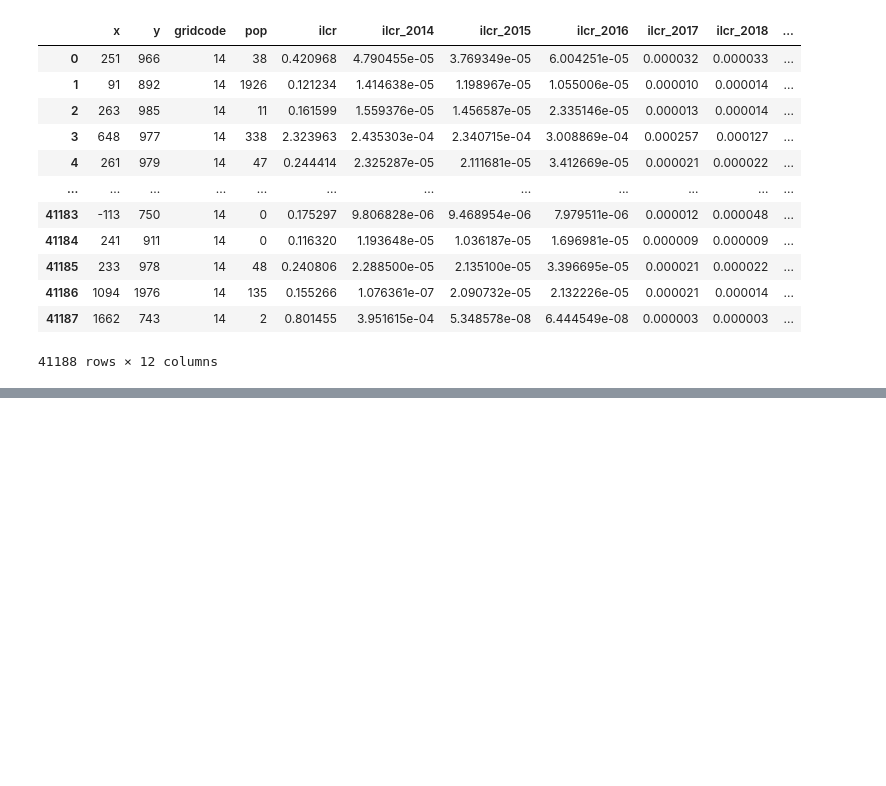
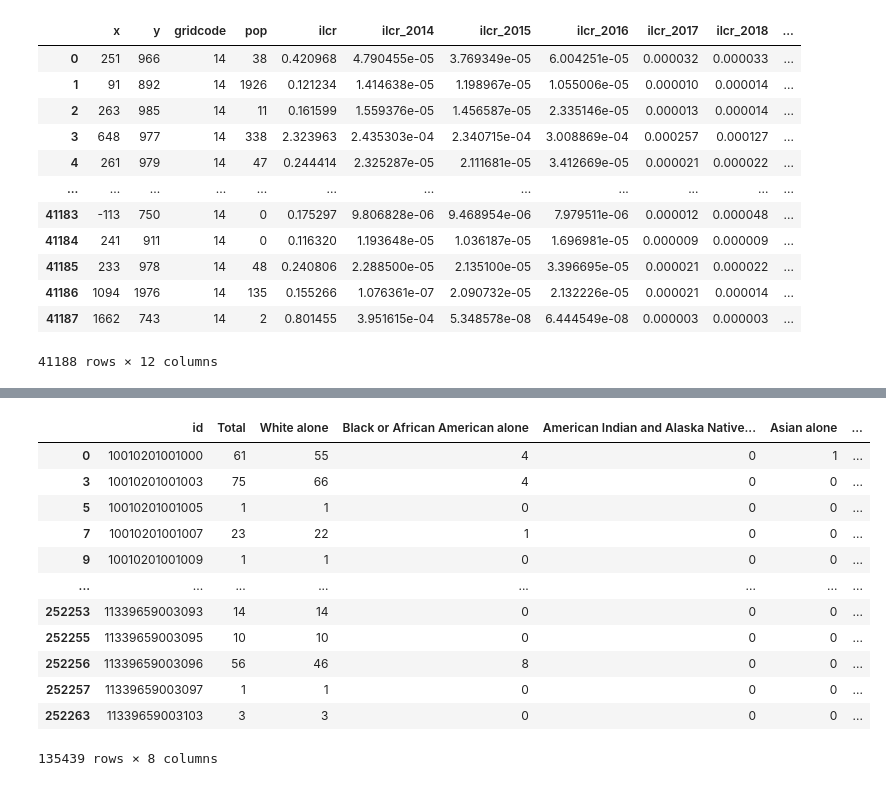
Before and after one commit to jasondamico/d3-visualizations, a Jupyter notebook: propublica_hotspots/python/cleaning.ipynb, the cells around one changed output, grey strips where cells are left out. Cells and saved outputs as stored; diff of their text form; code cells hidden in the pictures; blank space fills up the shorter version.

```diff
--- a/propublica_hotspots/python/cleaning.ipynb
+++ b/propublica_hotspots/python/cleaning.ipynb
@@ -318,0 +367,17 @@ pollution_gridspace_df
+# %%
+al_blocks = clean_blocks(al_blocks_raw)
+al_blocks
+# %% [output]
+|  | id | Total | White alone | Black or African American alone | American Indian and Alaska Native... | Asian alone | ... |
+| 0 | 10010201001000 | 61 | 55 | 4 | 0 | 1 | ... |
+| 3 | 10010201001003 | 75 | 66 | 4 | 0 | 0 | ... |
+| 5 | 10010201001005 | 1 | 1 | 0 | 0 | 0 | ... |
+| 7 | 10010201001007 | 23 | 22 | 1 | 0 | 0 | ... |
+| 9 | 10010201001009 | 1 | 1 | 0 | 0 | 0 | ... |
+| ... | ... | ... | ... | ... | ... | ... | ... |
+| 252253 | 11339659003093 | 14 | 14 | 0 | 0 | 0 | ... |
+| 252255 | 11339659003095 | 10 | 10 | 0 | 0 | 0 | ... |
+| 252256 | 11339659003096 | 56 | 46 | 8 | 0 | 0 | ... |
+| 252257 | 11339659003097 | 1 | 1 | 0 | 0 | 0 | ... |
+| 252263 | 11339659003103 | 3 | 3 | 0 | 0 | 0 | ... |
+135439 rows × 8 columns
```
Also changed, not shown: parts of 13 cells of this notebook.
